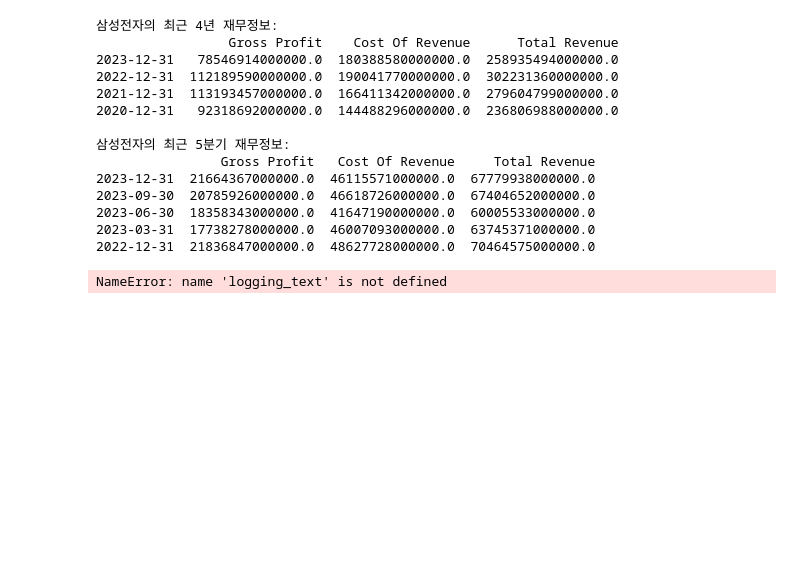
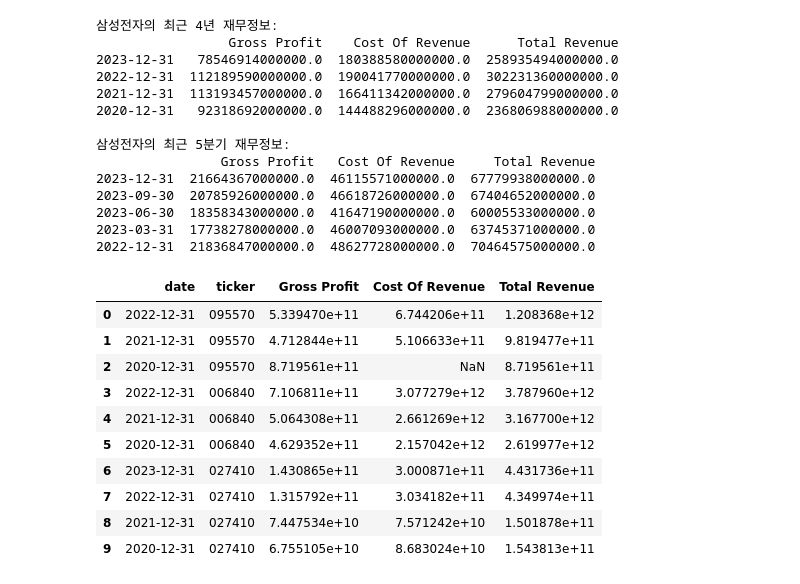
Before and after one commit to seok-jin/basic_deep_learning_1, a Jupyter notebook: pykrx/pick_stock.ipynb, the cells around one changed output. Cells and saved outputs as stored; diff of their text form; code cells hidden in the pictures; blank space fills up the shorter version.

```diff
--- a/pykrx/pick_stock.ipynb
+++ b/pykrx/pick_stock.ipynb
@@ -116,8 +122,0 @@ def annual_financials_info(ticker):
-# %%
-import time
-list_a = ['003480','005110','000370','227840','003535','003280','042660','000720']
-for i in list_a:
-    annual_financials_info(i)
-    time.sleep(1)
-# %% [output]
-NameError: name 'logging_text' is not defined
@@ -125,0 +123,15 @@ nvidia_annual.to_csv('annual_financials_info.csv')
+# %%
+df_annual_financials_info = pd.read_csv('annual_financials_info.csv')
+df_annual_financials_info.head(10)
+# %% [output]
+|  | date | ticker | Gross Profit | Cost Of Revenue | Total Revenue |
+| 0 | 2022-12-31 | 095570 | 5.339470e+11 | 6.744206e+11 | 1.208368e+12 |
+| 1 | 2021-12-31 | 095570 | 4.712844e+11 | 5.106633e+11 | 9.819477e+11 |
+| 2 | 2020-12-31 | 095570 | 8.719561e+11 | NaN | 8.719561e+11 |
+| 3 | 2022-12-31 | 006840 | 7.106811e+11 | 3.077279e+12 | 3.787960e+12 |
+| 4 | 2021-12-31 | 006840 | 5.064308e+11 | 2.661269e+12 | 3.167700e+12 |
+| 5 | 2020-12-31 | 006840 | 4.629352e+11 | 2.157042e+12 | 2.619977e+12 |
+| 6 | 2023-12-31 | 027410 | 1.430865e+11 | 3.000871e+11 | 4.431736e+11 |
+| 7 | 2022-12-31 | 027410 | 1.315792e+11 | 3.034182e+11 | 4.349974e+11 |
+| 8 | 2021-12-31 | 027410 | 7.447534e+10 | 7.571242e+10 | 1.501878e+11 |
+| 9 | 2020-12-31 | 027410 | 6.755105e+10 | 8.683024e+10 | 1.543813e+11 |
```
Also changed, not shown: parts of 15 cells of this notebook, 1 other file.
